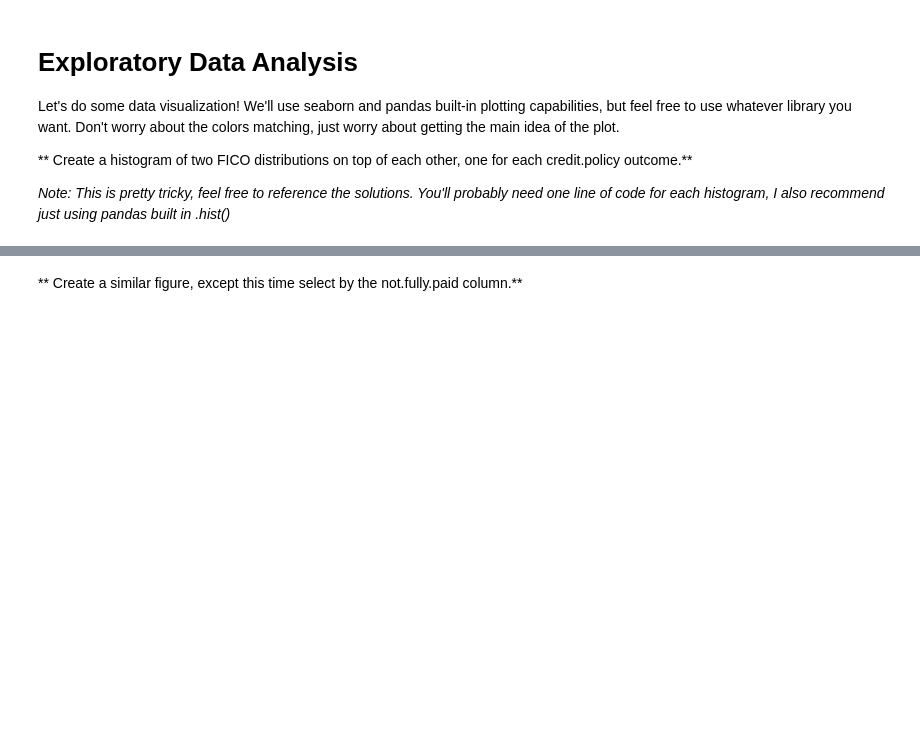
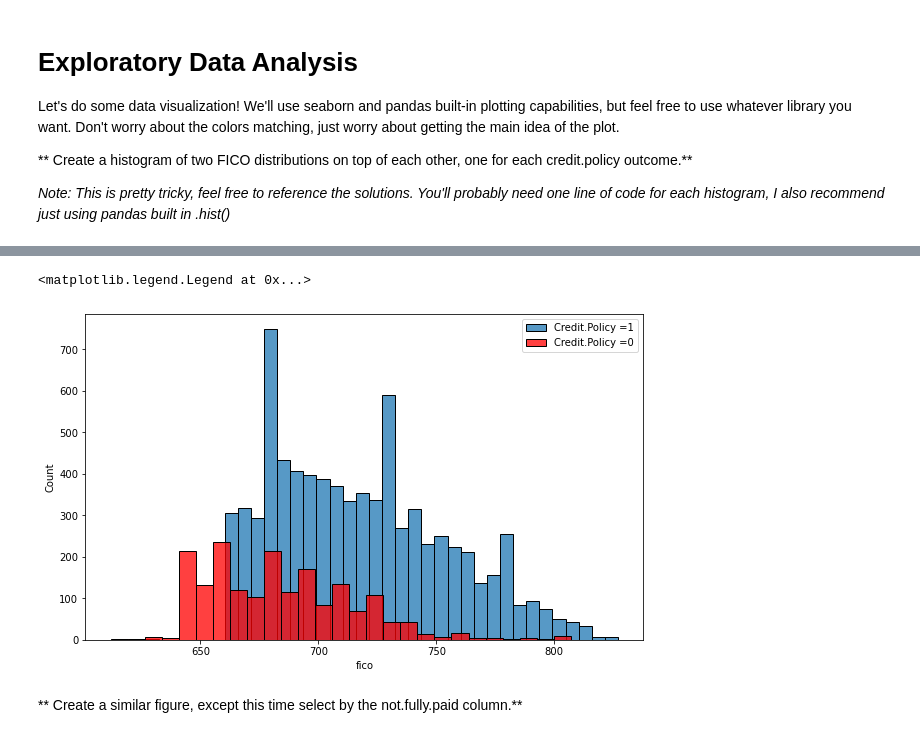
Before and after one commit to Ofri-Streichman/Linear-Regression-Project, a Jupyter notebook: Decision Trees and Random Forest Project.ipynb, the cells around one changed output, grey strips where cells are left out. Saved outputs shown, nothing was run; the diff lists cells and outputs as text; code cells hidden in the pictures; blank space fills up the shorter version.

```diff
--- a/Decision Trees and Random Forest Project.ipynb
+++ b/Decision Trees and Random Forest Project.ipynb
@@ -40,6 +40,6 @@ import seaborn as sns
 
 ** Use pandas to read loan_data.csv as a dataframe called loans.**
 # %%
-loans = pd.read_csv("data/lo")
+loans = pd.read_csv("data/loan_data.csv")
 # %% [markdown]
 ** Check out the info(), head(), and describe() methods on loans.**
@@ -98,2 +95,10 @@ Let's do some data visualization! We'll use seaborn and pandas built-in plotting
+# %%
+plt.figure(figsize=(10,6))
+sns.histplot(loans[loans['credit.policy'] == 1]['fico'],label='Credit.Policy =1')
+sns.histplot(loans[loans['credit.policy'] == 0]['fico'], color="red",label='Credit.Policy =0')
+plt.legend()
+# %% [output]
+<matplotlib.legend.Legend at 0x...>
+[figure, added]
 # %% [markdown]
 ** Create a similar figure, except this time select by the not.fully.paid column.**
```
Also changed, not shown: parts of 40 cells of this notebook.
